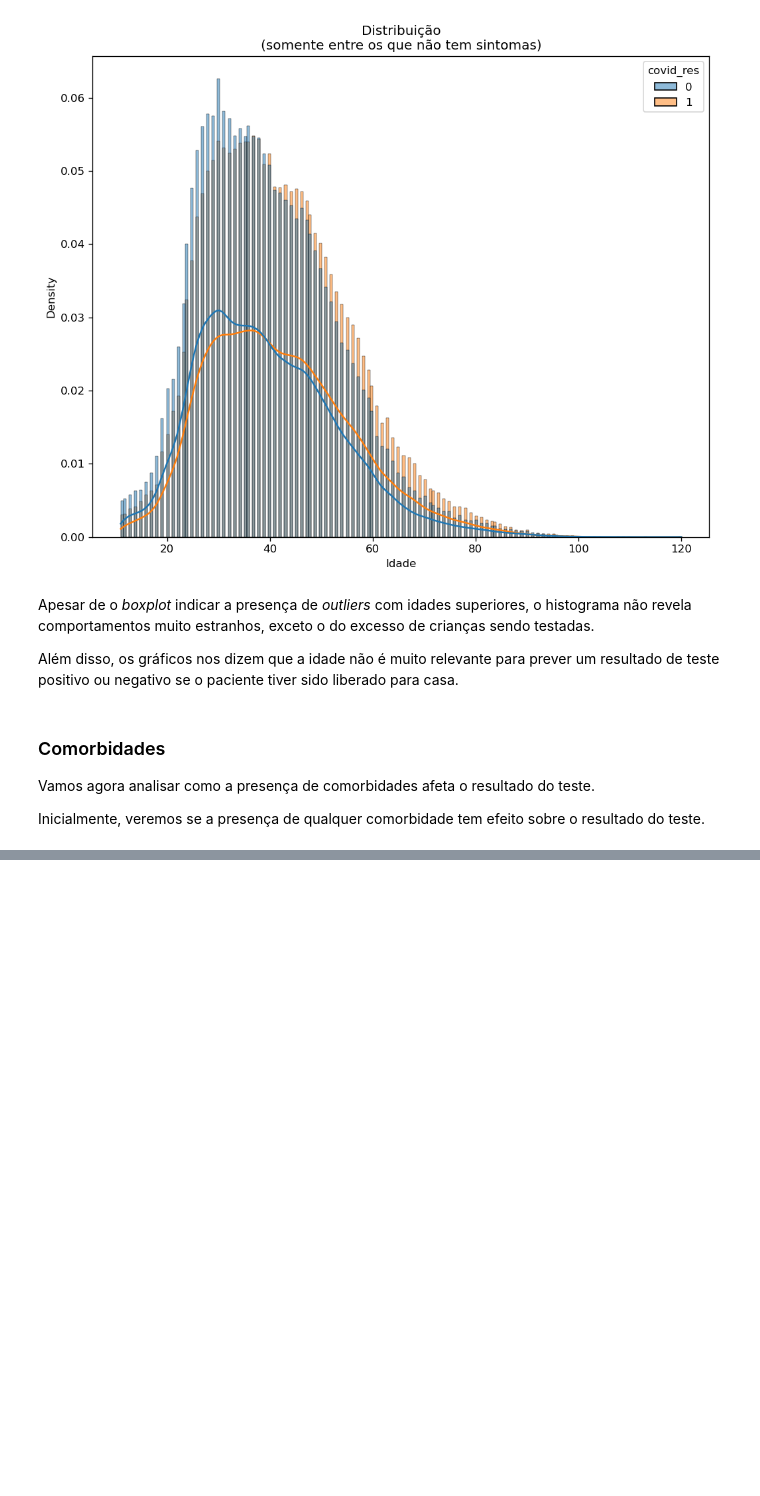
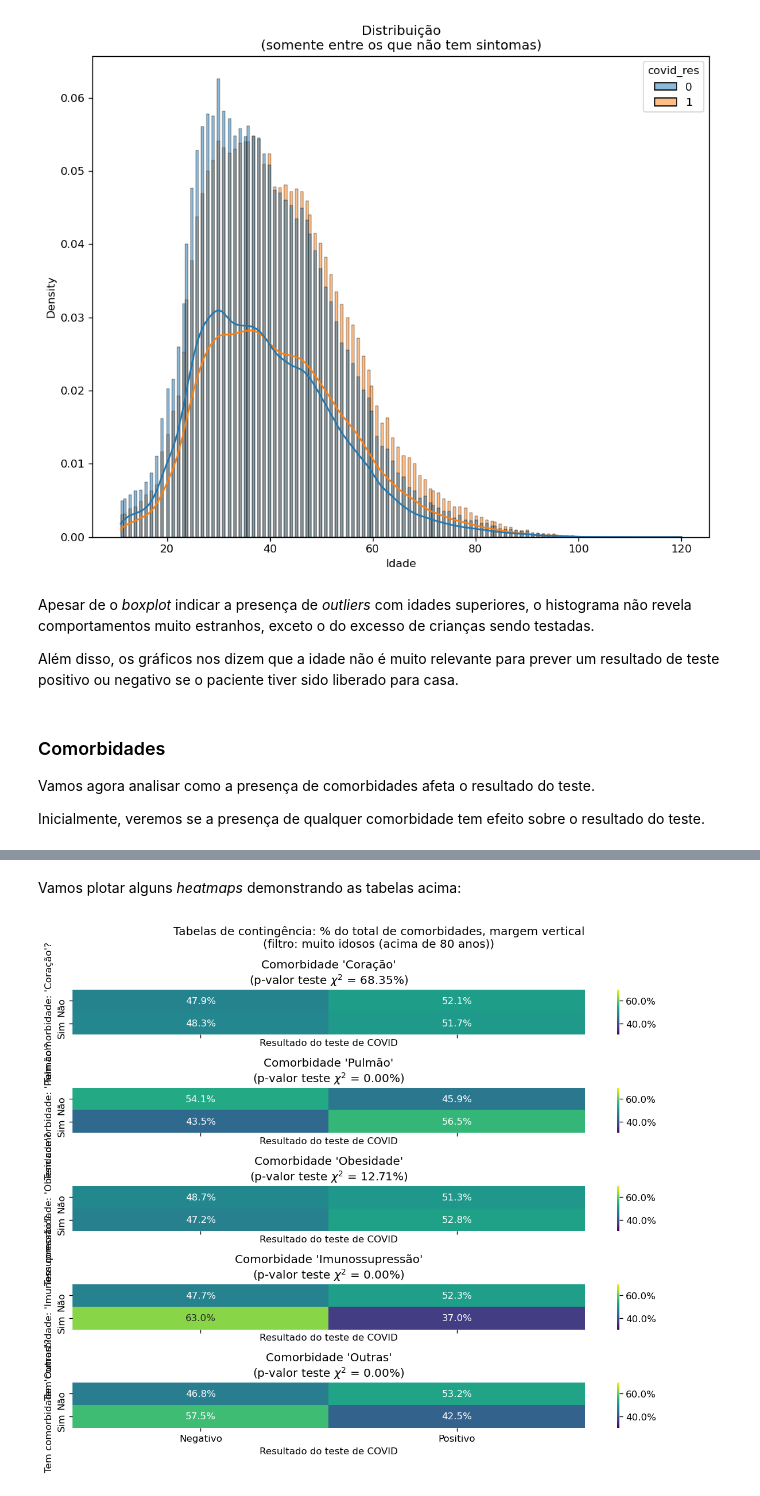
Before and after one commit to flimao/modelos-covid, a Jupyter notebook: notebooks_exploration/2-eda.ipynb, the cells around one changed output, grey strips where cells are left out. Drawn from its saved outputs; the diff is of its cells as text; code cells hidden in the pictures; blank space fills up the shorter version.

```diff
--- a/notebooks_exploration/2-eda.ipynb
+++ b/notebooks_exploration/2-eda.ipynb
@@ -525,0 +646,14 @@ Dos *boxplots* acima, depreende-se que:
+# %% [markdown]
+Vamos plotar alguns *heatmaps* demonstrando as tabelas acima:
+# %%
+grupos_comorbs = [ grupo['nome'] for grupo in comorbs.values() ]
+
+plot_heatmap_contingencia(
+    df = comorbs_df[e_muito_idoso],
+    comorbidades = grupos_comorbs,
+    filtro = 'muito idosos (acima de 80 anos)',
+    teste_quiquad = True,
+    cmap_lims = [0.3, 0.7]
+);
+# %% [output]
+[figure, added]
```
Also changed, not shown: parts of 64 cells of this notebook.
